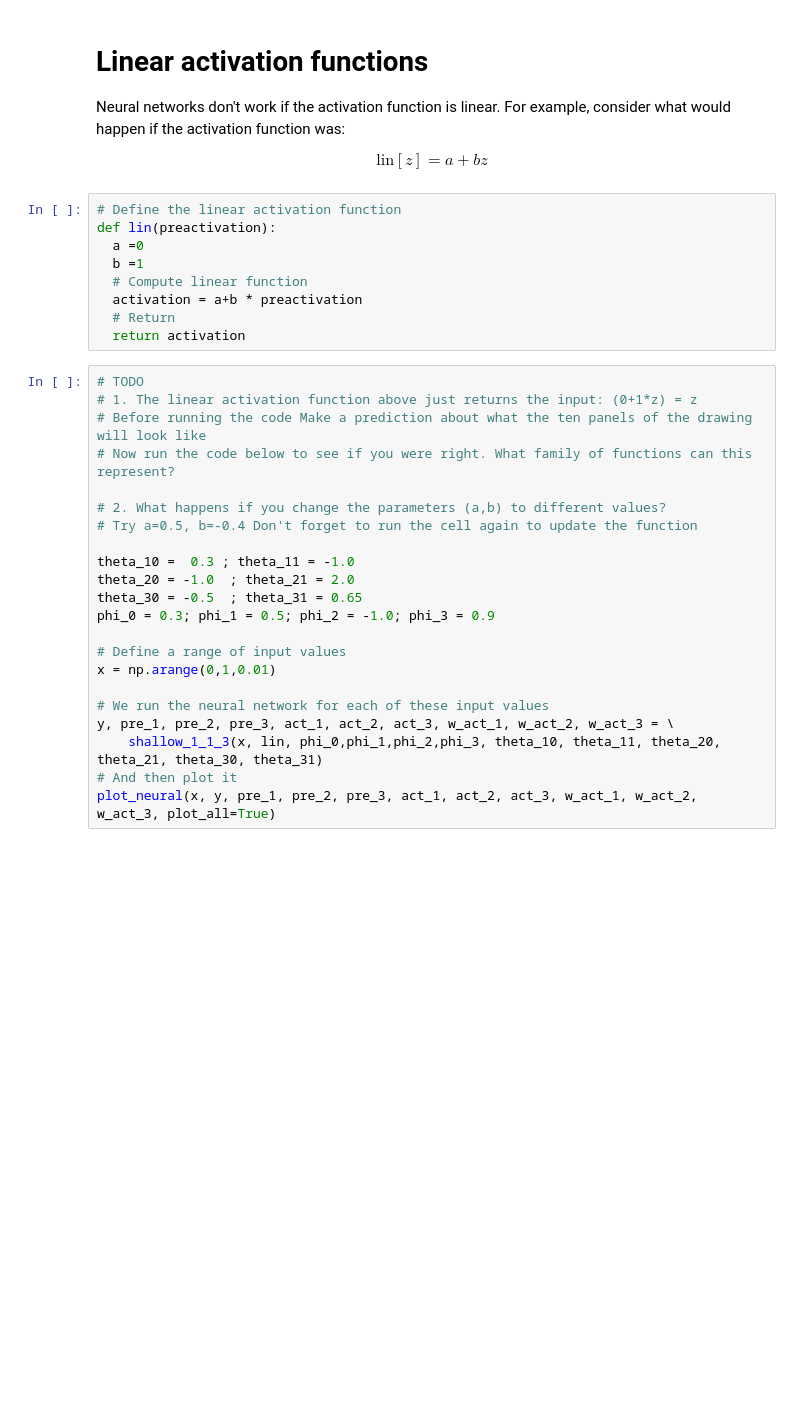
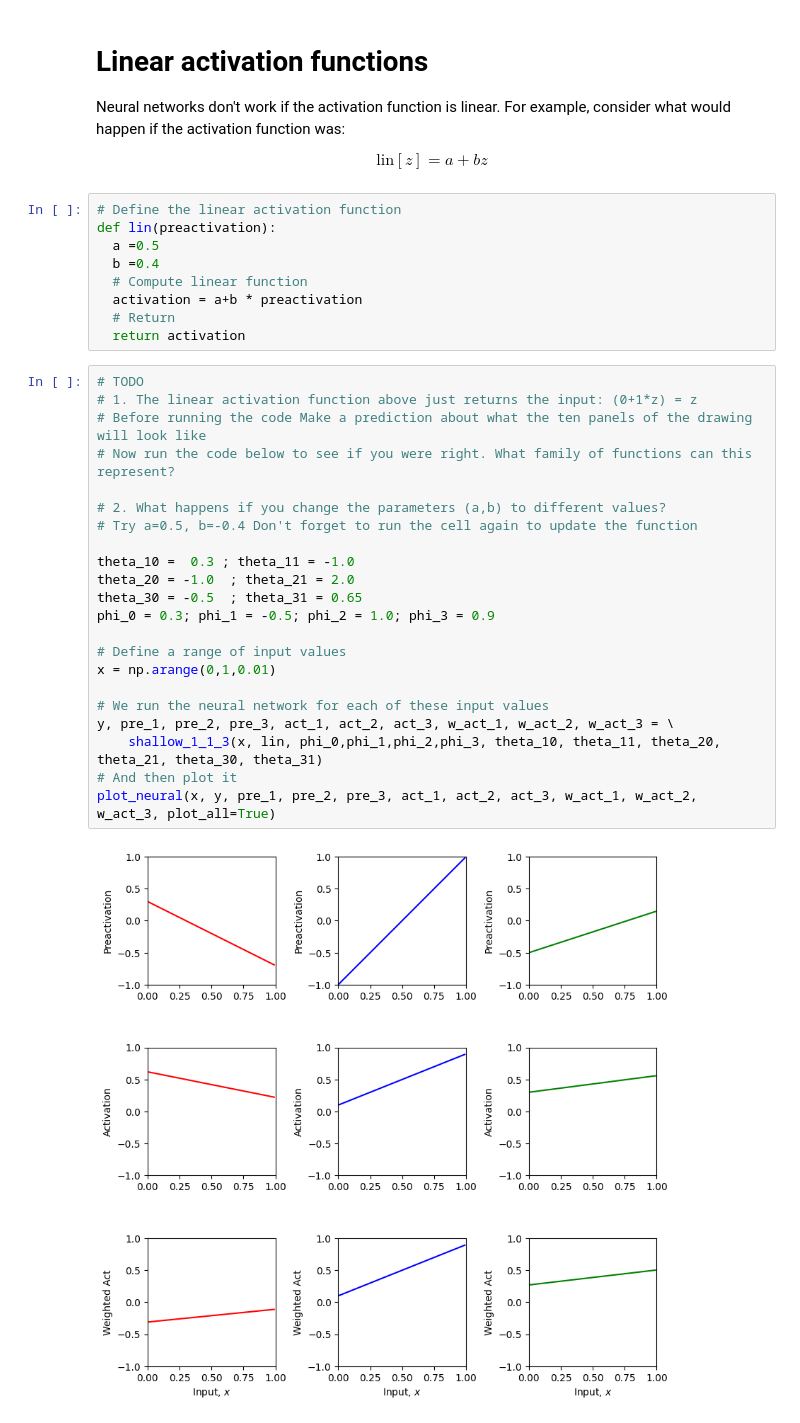
Before and after one commit to sahil-bhatia-iitbhu/understanding_deep_learning_prince, a Jupyter notebook: Chap03_Shallow_Neural_Networks/Chap03_Notebook_4.ipynb, the cells around one changed output. Cells and saved outputs as stored; diff of their text form; blank space fills up the shorter version.

```diff
--- a/Chap03_Shallow_Neural_Networks/Chap03_Notebook_4.ipynb
+++ b/Chap03_Shallow_Neural_Networks/Chap03_Notebook_4.ipynb
@@ -195,8 +210,8 @@ Neural networks don't work if the activation function is linear.  For example, c
 # %%
 # Define the linear activation function
 def lin(preactivation):
-  a =0
-  b =1
+  a =0.5
+  b =0.4
   # Compute linear function
   activation = a+b * preactivation
   # Return
@@ -204,22 +219,24 @@ def lin(preactivation):
 # %%
 # TODO
 # 1. The linear activation function above just returns the input: (0+1*z) = z
 # Before running the code Make a prediction about what the ten panels of the drawing will look like
 # Now run the code below to see if you were right. What family of functions can this represent?
 
 # 2. What happens if you change the parameters (a,b) to different values?
 # Try a=0.5, b=-0.4 Don't forget to run the cell again to update the function
 
 theta_10 =  0.3 ; theta_11 = -1.0
 theta_20 = -1.0  ; theta_21 = 2.0
 theta_30 = -0.5  ; theta_31 = 0.65
-phi_0 = 0.3; phi_1 = 0.5; phi_2 = -1.0; phi_3 = 0.9
+phi_0 = 0.3; phi_1 = -0.5; phi_2 = 1.0; phi_3 = 0.9
 
 # Define a range of input values
 x = np.arange(0,1,0.01)
 
 # We run the neural network for each of these input values
 y, pre_1, pre_2, pre_3, act_1, act_2, act_3, w_act_1, w_act_2, w_act_3 = \
     shallow_1_1_3(x, lin, phi_0,phi_1,phi_2,phi_3, theta_10, theta_11, theta_20, theta_21, theta_30, theta_31)
 # And then plot it
 plot_neural(x, y, pre_1, pre_2, pre_3, act_1, act_2, act_3, w_act_1, w_act_2, w_act_3, plot_all=True)
+# %% [output]
+[figure, added]
```
Also changed, not shown: parts of 8 cells of this notebook.
